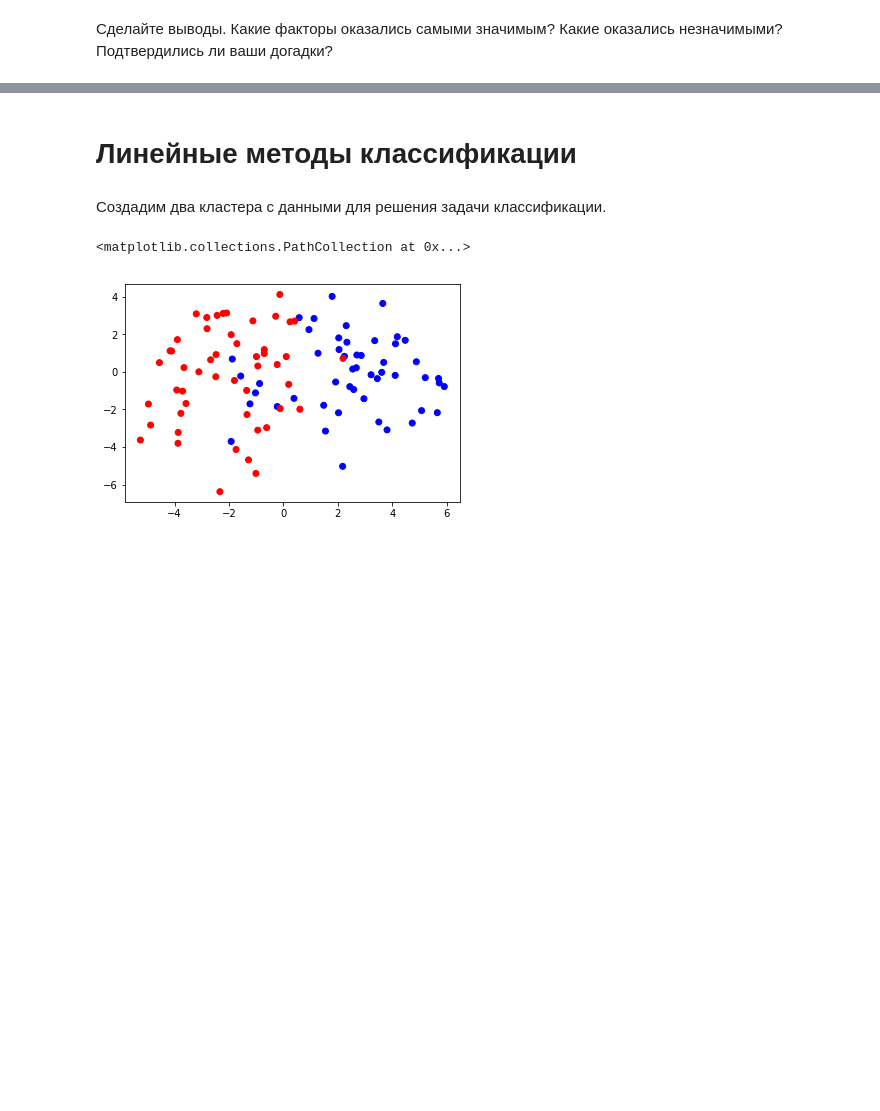
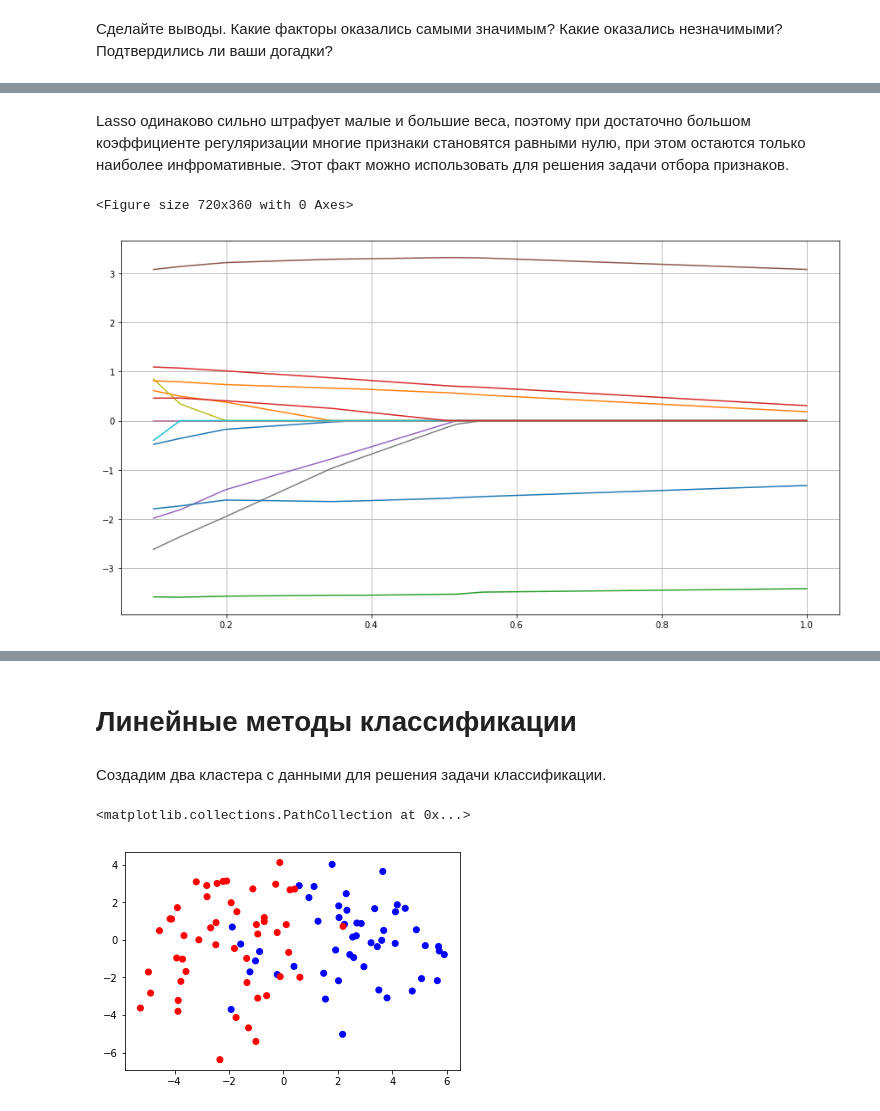
Before and after one commit to yu-rovikov/Sberbank, a Jupyter notebook: PO3/seminars/seminar_1_linear/Seminar 1. Simple classification and regression examples (solution).ipynb, the cells around one changed output, grey strips where cells are left out. Drawn from its saved outputs; the diff is of its cells as text; code cells hidden in the pictures; blank space fills up the shorter version.

```diff
--- a/PO3/seminars/seminar_1_linear/Seminar 1. Simple classification and regression examples (solution).ipynb
+++ b/PO3/seminars/seminar_1_linear/Seminar 1. Simple classification and regression examples (solution).ipynb
@@ -231,0 +260,18 @@ plt.bar(X.columns, model.coef_)
+# %% [markdown]
+Lasso одинаково сильно штрафует малые и большие веса, поэтому при достаточно большом коэффициенте регуляризации многие признаки становятся равными нулю, при этом остаются только наиболее инфромативные. Этот факт можно использовать для решения задачи отбора признаков.
+# %%
+alphas = np.linspace(0.1, 1, 100)
+
+plt.figure(figsize=(10, 5))
+weights = np.empty((len(X.columns), 0))
+for alpha in alphas:
+    lasso_regressor = Lasso(alpha)
+    lasso_regressor.fit(X_train, y_train)
+    weights = np.hstack((weights, lasso_regressor.coef_.reshape(-1, 1)))
+plt.figure(figsize=(15,8))
+plt.plot(alphas, weights.T)
+plt.grid()
+plt.show()
+# %% [output]
+<Figure size 720x360 with 0 Axes>
+[figure, added]
```
Also changed, not shown: parts of 12 cells of this notebook, 2 other files.
